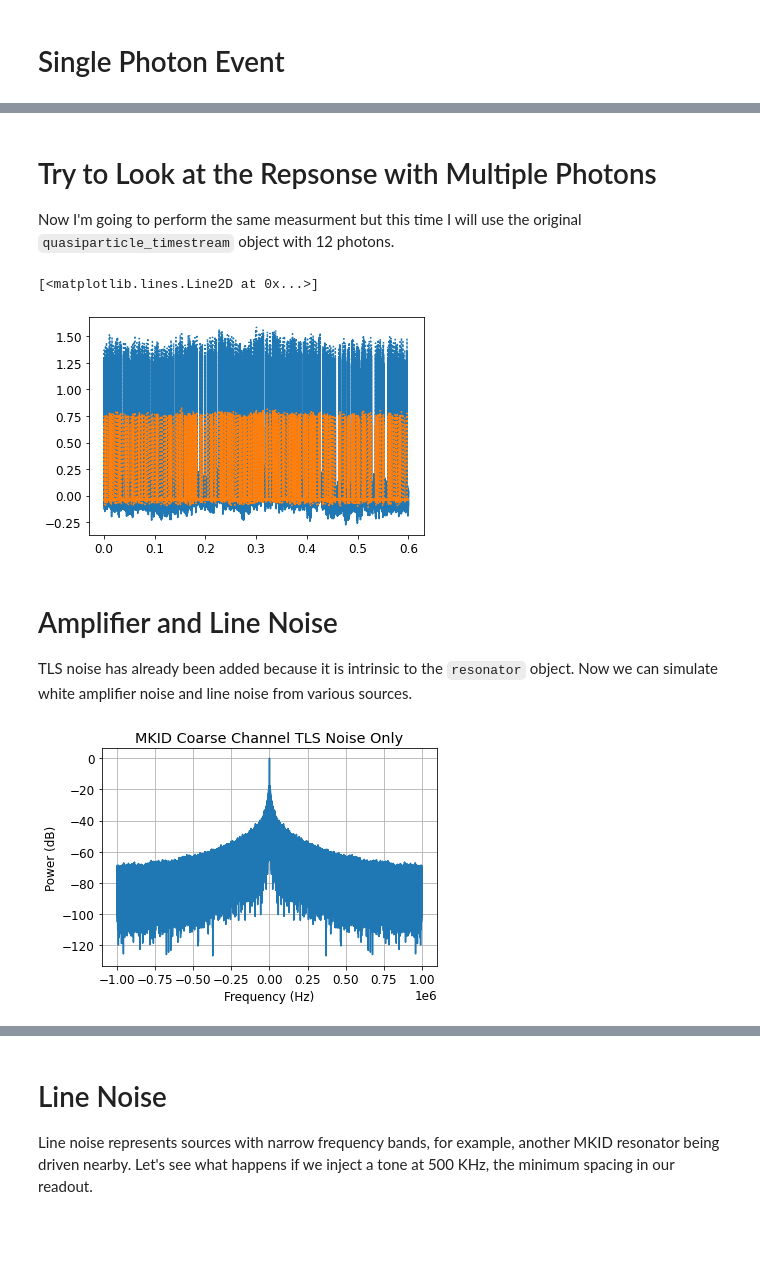
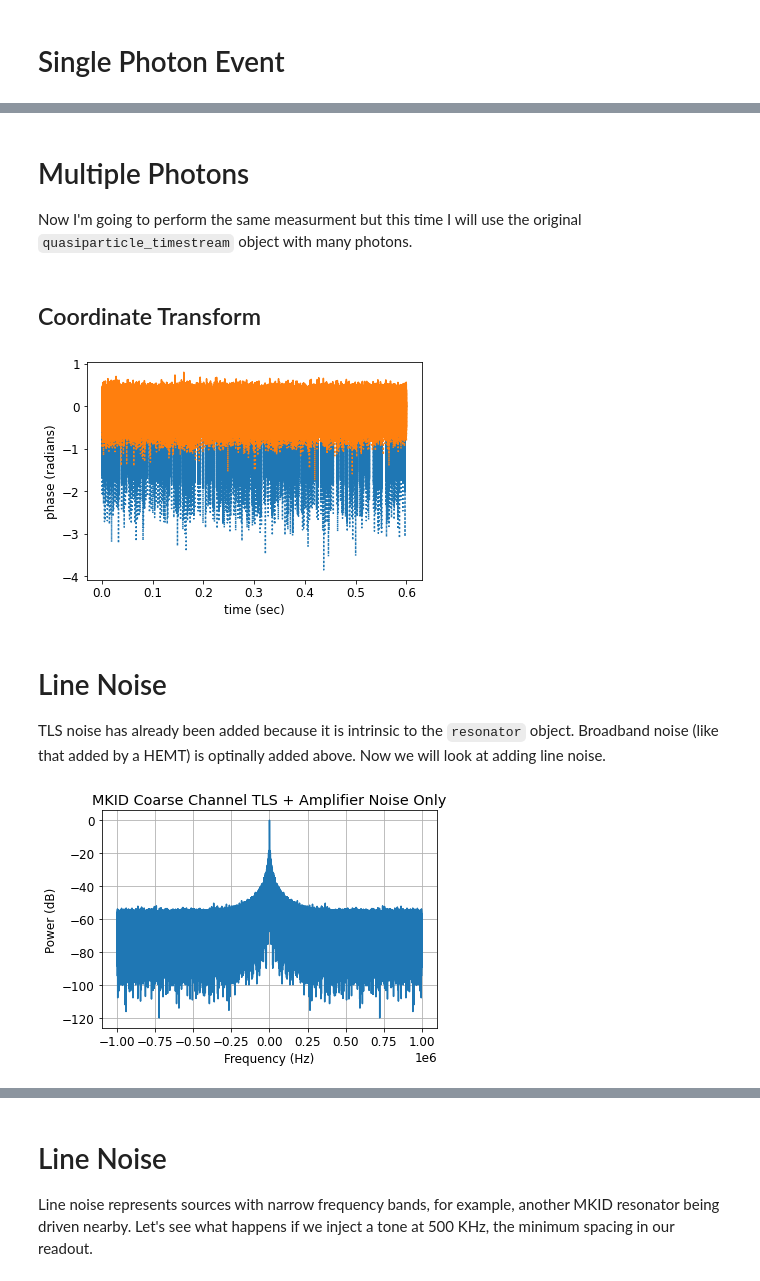
Before and after one commit to MazinLab/MKIDReadoutAnalysis, a Jupyter notebook: Example.ipynb, the cells around one changed output, grey strips where cells are left out. Cells and saved outputs as stored; diff of their text form; code cells hidden in the pictures; blank space fills up the shorter version.

Commit message:
Added in amp noise earlier.

```diff
--- a/Example.ipynb
+++ b/Example.ipynb
@@ -47,7 +49,7 @@ quasiparticle_timestream.plot_timeseries(quasiparticle_timestream.data)
 # Resonator
 # %%
 # Create resonator and compute S21
-resonator = Resonator(f0=4.0012e9, qi=200000, qc=15000, xa=1e-9, a=0, tls_scale=100e4)
+resonator = Resonator(f0=4.0012e9, qi=200000, qc=15000, xa=1e-9, a=0, tls_scale=10e3)
 rf = RFElectronics(gain=(3.0, 0, 0), phase_delay=0, cable_delay=50e-9)
 freq = FrequencyGrid( fc=4.0012e9, points=1000, span=500e6)
 sweep = ResonatorSweep(resonator, freq, rf)
@@ -94,25 +96,34 @@ axes.plot(t, d2, linestyle=':', color='C1')
 # %% [markdown]
-# Try to Look at the Repsonse with Multiple Photons
-Now I'm going to perform the same measurment but this time I will use the original `quasiparticle_timestream` object with 12 photons.
+# Multiple Photons
+Now I'm going to perform the same measurment but this time I will use the original `quasiparticle_timestream` object with many photons.
 # %%
 lit_res_measurment = ReadoutPhotonResonator(resonator, quasiparticle_timestream, freq, rf)
+# %%
+# toggle white noise
+lit_res_measurment.noise_on = True
+
+# adjust white noise scale
+lit_res_measurment.rf.noise_scale = 10
+# %% [markdown]
+## Coordinate Transform
 # %%
 theta1, d1 = lit_res_measurment.basic_coordinate_transformation()
 theta2, d2 = lit_res_measurment.nick_coordinate_transformation()
 # %%
 fig, axes = plt.subplots()
 axes.plot(lit_res_measurment.photons.tvec, theta1, color='C0')
 axes.plot(lit_res_measurment.photons.tvec, d1, color='C1')
 axes.plot(lit_res_measurment.photons.tvec, theta2, linestyle=":", color='C0')
 axes.plot(lit_res_measurment.photons.tvec, d2, linestyle=':', color='C1')
+axes.set_xlabel('time (sec)')
+axes.set_ylabel('phase (radians)');
 # %% [output]
-[<matplotlib.lines.Line2D at 0x...>]
-[figure, old version]
+[figure, new version]
 # %% [markdown]
-# Amplifier and Line Noise
-TLS noise has already been added because it is intrinsic to the `resonator` object. Now we can simulate white amplifier noise and line noise from various sources.
+# Line Noise
+TLS noise has already been added because it is intrinsic to the `resonator` object. Broadband noise (like that added by a HEMT) is optinally added above. Now we will look at adding line noise.
 # %%
 plot_channel_fft(theta1, 2e6)
-plt.title('MKID Coarse Channel TLS Noise Only');
+plt.title('MKID Coarse Channel TLS + Amplifier Noise Only');
 # %% [output]
-[figure, old version]
+[figure, new version]
```
Also changed, not shown: parts of 22 cells of this notebook, 5 other files.
